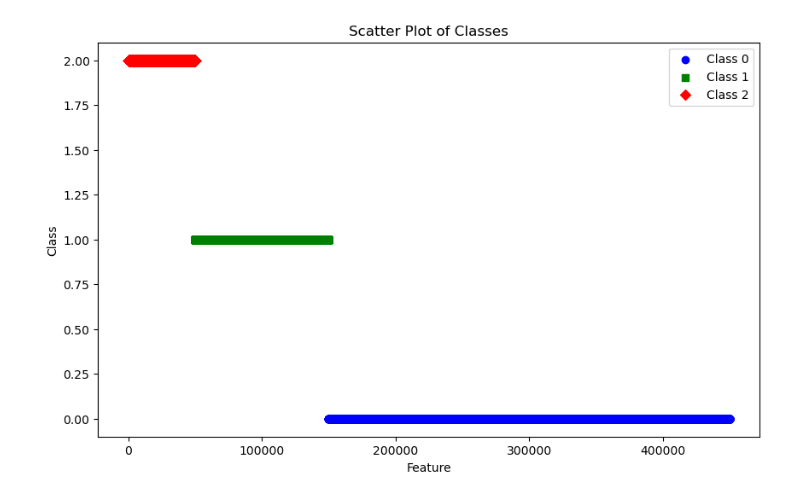
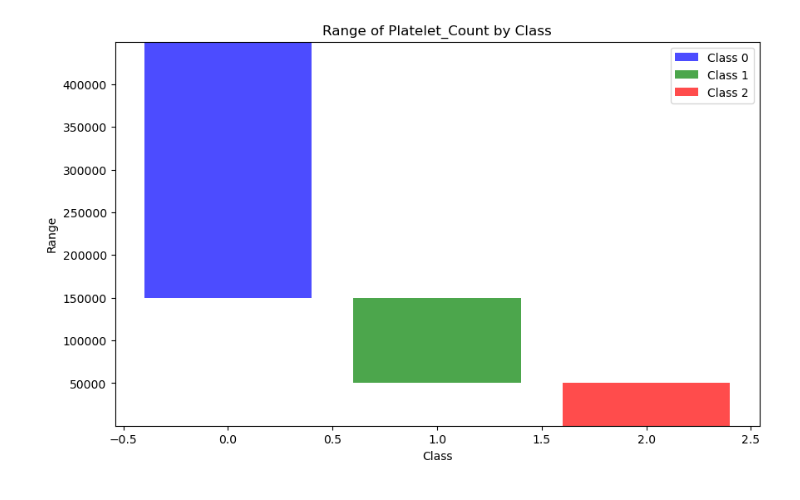
Before and after one commit to puneetkathar1/Cirrhosis, a Jupyter notebook: test.ipynb, the cells around one changed output. Drawn from its saved outputs; the diff is of its cells as text; code cells hidden in the pictures.

```diff
--- a/test.ipynb
+++ b/test.ipynb
@@ -116,30 +192,43 @@ print(df)
 # %%
-
 # Separate the dataset into classes based on the target column
 classes = df['Cirrhosis_Label'].unique()
 
-# Create a scatter plot for each class
+# Calculate the minimum and maximum Platelet_Count for each class
+class_ranges = []
+for class_label in classes:
+    class_data = df[df['Cirrhosis_Label'] == class_label]
+    min_range = class_data['Platelet_Count'].min()
+    max_range = class_data['Platelet_Count'].max()
+    class_ranges.append((min_range, max_range))
+
+# Create a bar chart
 plt.figure(figsize=(10, 6))  # Adjust the figure size as needed
 
-# Define colors and markers for each class
+# Define colors for the bars
 colors = ['b', 'g', 'r', 'c', 'm', 'y', 'k']
-markers = ['o', 's', 'D', '^', 'v', '<', '>']
 
-for i, class_label in enumerate(classes):
-    class_data = df[df['Cirrhosis_Label'] == class_label]
-    plt.scatter(class_data['Platelet_Count'], [i] * len(class_data), c=colors[i % len(colors)],
-                marker=markers[i % len(markers)], label=f'Class {class_label}')
+# Extract the minimum and maximum values for the y-axis
+y_min = min([min_range for min_range, _ in class_ranges])
+y_max = max([max_range for _, max_range in class_ranges])
 
-# Customize plot labels and legend
-plt.xlabel('Feature')
-plt.ylabel('Class')
-plt.title('Scatter Plot of Classes')
-plt.legend(loc='upper right')
+# Create the bar chart with error bars to represent the range
+for i, (min_range, max_range) in enumerate(class_ranges):
+    plt.bar(classes[i], max_range - min_range, bottom=min_range, color=colors[i % len(colors)],
+            label=f'Class {classes[i]}', alpha=0.7)
+
+# Customize plot labels and title
+plt.xlabel('Class')
+plt.ylabel('Range')
+plt.title('Range of Platelet_Count by Class')
+
+# Set y-axis limits to include the entire range
+plt.ylim(y_min, y_max)
 
 # Show the plot
+plt.legend()
 plt.show()
 # %% [output]
-[figure, old version]
+[figure, new version]
 # %%
 from sklearn.metrics import classification_report, confusion_matrix
 
```
Also changed, not shown: parts of 5 cells of this notebook.
